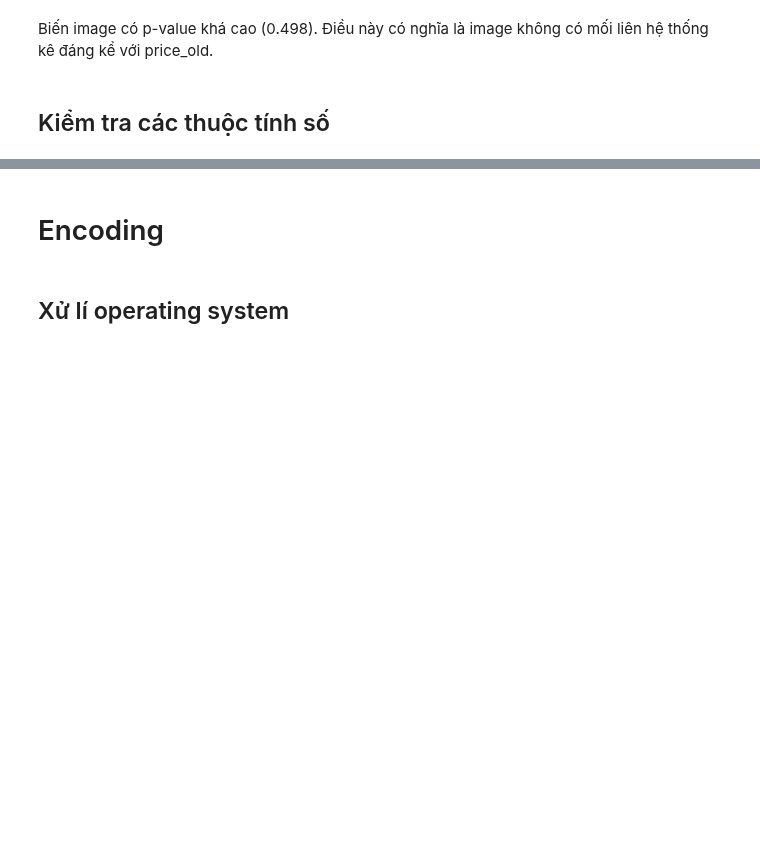
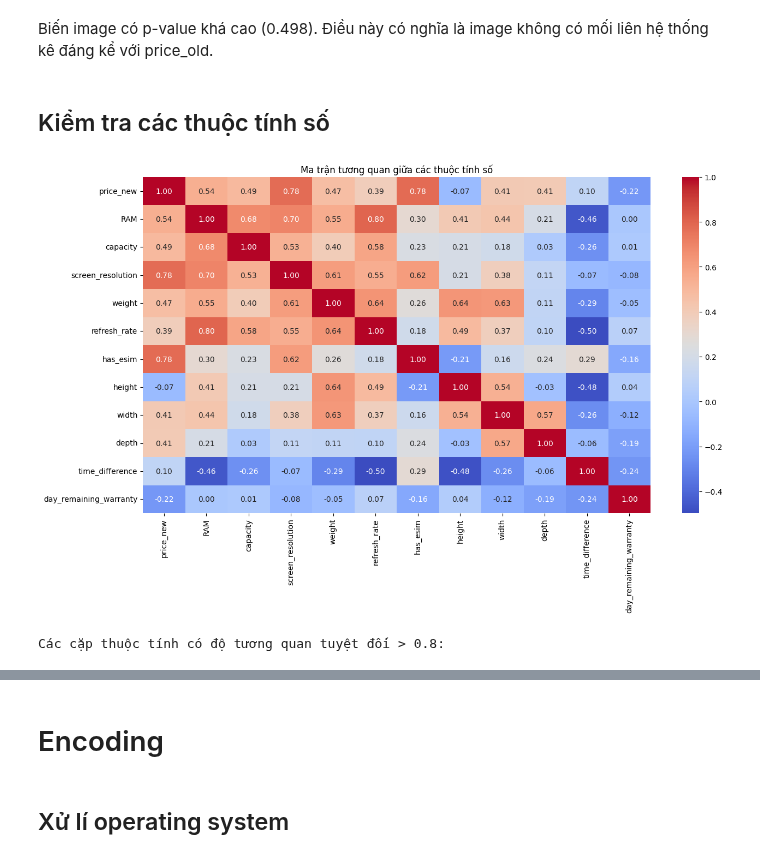
Before and after one commit to phngahn/DS108, a Jupyter notebook: modeling/modeling.ipynb, the cells around one changed output, grey strips where cells are left out. Saved outputs shown, nothing was run; the diff lists cells and outputs as text; code cells hidden in the pictures; blank space fills up the shorter version.

Commit message:
Chọn thuộc tính

```diff
--- a/modeling/modeling.ipynb
+++ b/modeling/modeling.ipynb
@@ -94,6 +94,7 @@ time_remaining = data['warranty'] - current_date_series
 
 # Lưu vào một cột mới
 data['day_remaining_warranty'] = time_remaining.dt.days + 1
+data['day_remaining_warranty'] = data['day_remaining_warranty'].fillna(0)
 # %%
 data.drop(columns=['warranty'], inplace=True)
 # %% [markdown]
@@ -160,14 +161,16 @@ data = data.drop(columns = ['image'])
 # %%
 import seaborn as sns
 import matplotlib.pyplot as plt
 
 numeric_data = data.select_dtypes(include=np.number).drop('price_old', axis=1)
 
-correlation_matrix = numeric_data.corr(method='spearman')
+correlation_matrix = numeric_data.corr(method='pearson')
 plt.figure(figsize=(15, 8))
 sns.heatmap(correlation_matrix, annot=True, cmap='coolwarm', fmt=".2f")
 plt.title("Ma trận tương quan giữa các thuộc tính số")
 plt.show()
+# %% [output]
+[figure, added]
 # %%
 # Ngưỡng tương quan
 correlation_threshold = 0.8
@@ -187,6 +190,8 @@ for (col1, col2), corr_value in high_corr_pairs.items():
     if pair not in printed_pairs:
         print(f"  - Cặp: {col1} - {col2}, Tương quan: {corr_value:.3f}")
         printed_pairs.add(pair)
+# %% [output]
+Các cặp thuộc tính có độ tương quan tuyệt đối > 0.8:
 # %%
 from statsmodels.stats.outliers_influence import variance_inflation_factor
 from statsmodels.tools.tools import add_constant
```
Also changed, not shown: parts of 16 cells of this notebook.
